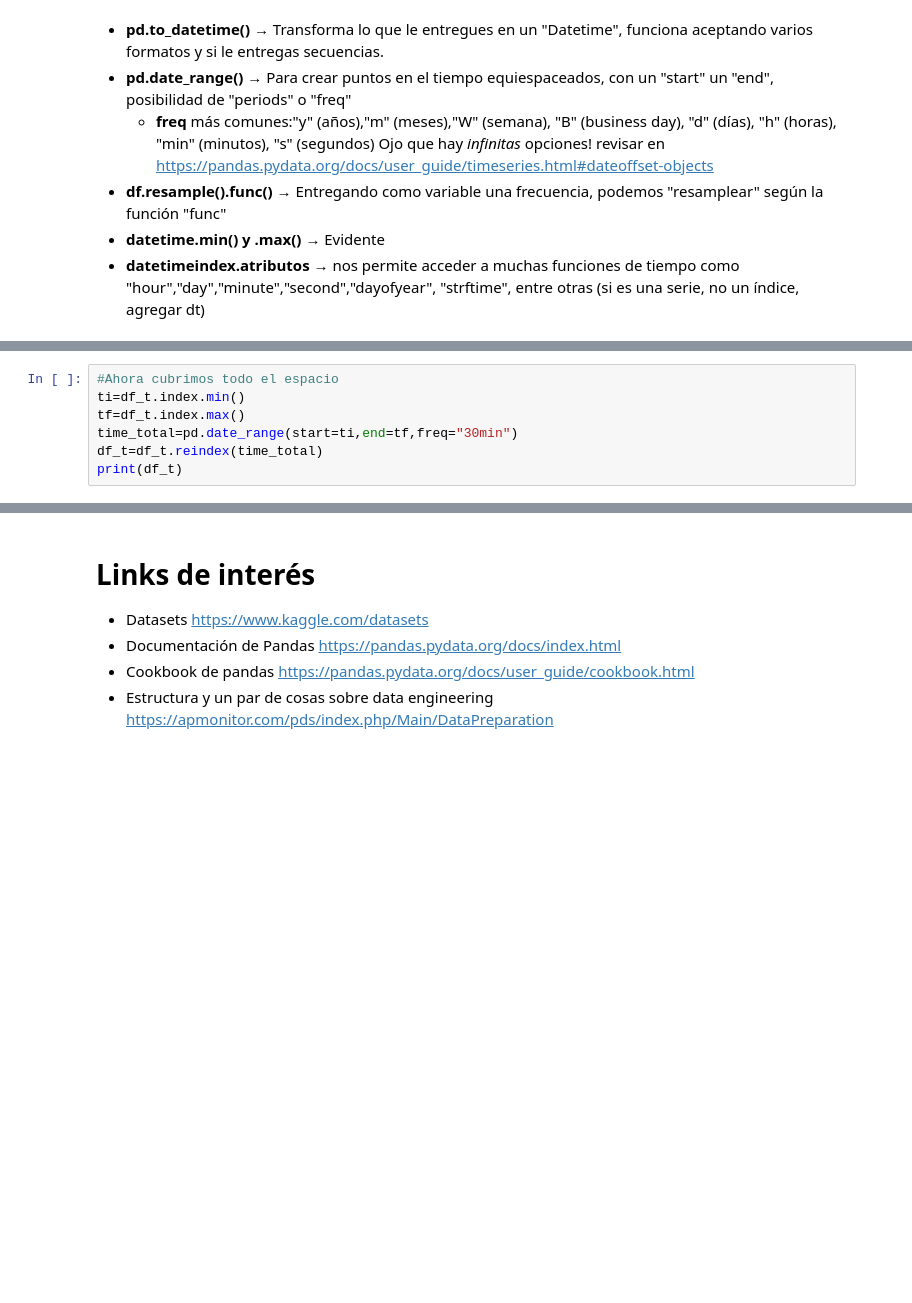
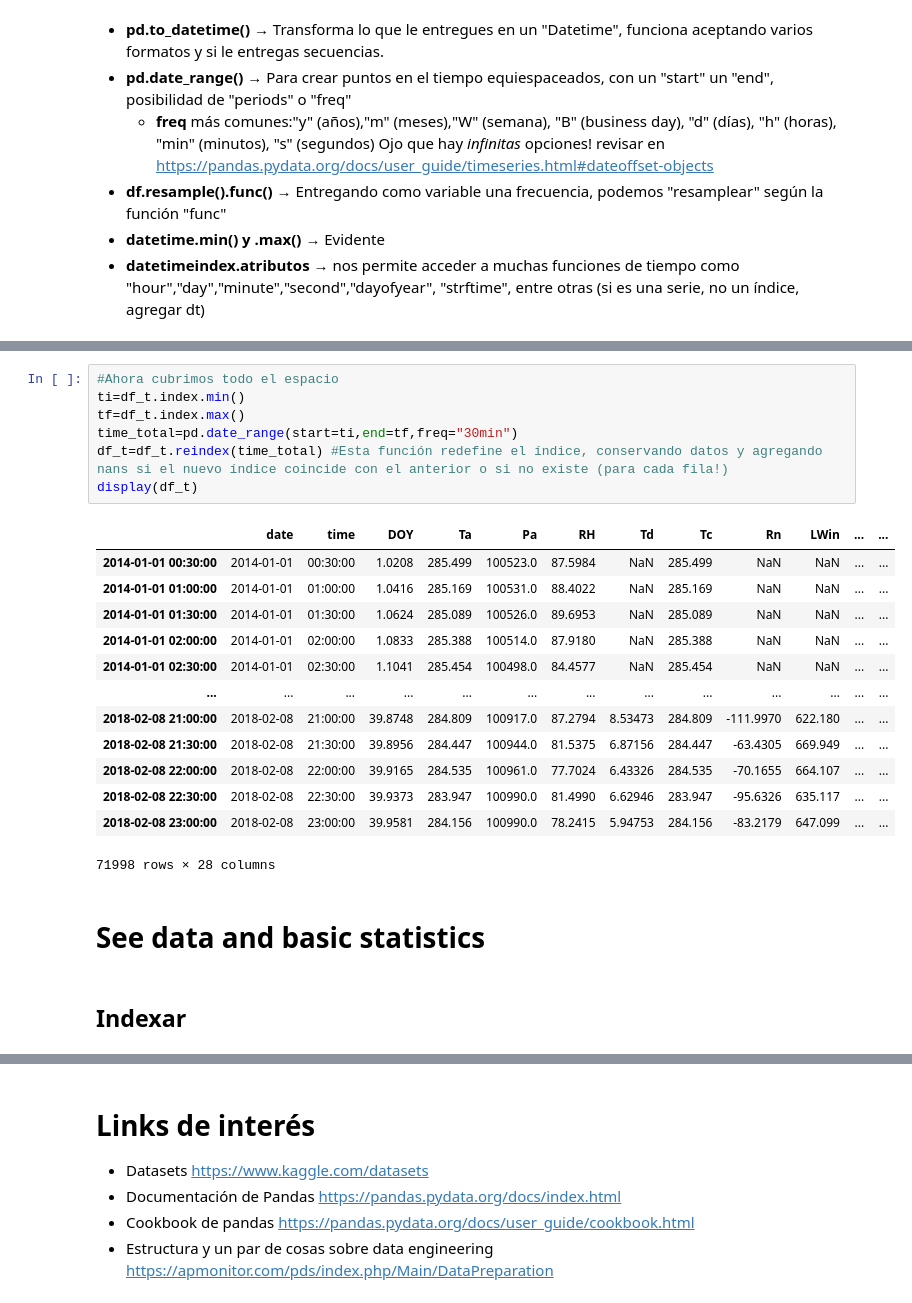
Before and after one commit to capitanespiral/data_science, a Jupyter notebook: data_engineering.ipynb, the cells around one changed output, grey strips where cells are left out. Cells and saved outputs as stored; diff of their text form; blank space fills up the shorter version.

Commit message:
Empezado see data

```diff
--- a/data_engineering.ipynb
+++ b/data_engineering.ipynb
@@ -143,7 +207,25 @@ print(df_t.index.day)
 # %%
 #Ahora cubrimos todo el espacio
 ti=df_t.index.min()
 tf=df_t.index.max()
 time_total=pd.date_range(start=ti,end=tf,freq="30min")
-df_t=df_t.reindex(time_total)
-print(df_t)
+df_t=df_t.reindex(time_total) #Esta función redefine el índice, conservando datos y agregando nans si el nuevo índice coincide con el anterior o si no existe (para cada fila!)
+display(df_t)
+# %% [output]
+|  | date | time | DOY | Ta | Pa | RH | Td | Tc | Rn | LWin | ... | ... |
+| 2014-01-01 00:30:00 | 2014-01-01 | 00:30:00 | 1.0208 | 285.499 | 100523.0 | 87.5984 | NaN | 285.499 | NaN | NaN | ... | ... |
+| 2014-01-01 01:00:00 | 2014-01-01 | 01:00:00 | 1.0416 | 285.169 | 100531.0 | 88.4022 | NaN | 285.169 | NaN | NaN | ... | ... |
+| 2014-01-01 01:30:00 | 2014-01-01 | 01:30:00 | 1.0624 | 285.089 | 100526.0 | 89.6953 | NaN | 285.089 | NaN | NaN | ... | ... |
+| 2014-01-01 02:00:00 | 2014-01-01 | 02:00:00 | 1.0833 | 285.388 | 100514.0 | 87.9180 | NaN | 285.388 | NaN | NaN | ... | ... |
+| 2014-01-01 02:30:00 | 2014-01-01 | 02:30:00 | 1.1041 | 285.454 | 100498.0 | 84.4577 | NaN | 285.454 | NaN | NaN | ... | ... |
+| ... | ... | ... | ... | ... | ... | ... | ... | ... | ... | ... | ... | ... |
+| 2018-02-08 21:00:00 | 2018-02-08 | 21:00:00 | 39.8748 | 284.809 | 100917.0 | 87.2794 | 8.53473 | 284.809 | -111.9970 | 622.180 | ... | ... |
+| 2018-02-08 21:30:00 | 2018-02-08 | 21:30:00 | 39.8956 | 284.447 | 100944.0 | 81.5375 | 6.87156 | 284.447 | -63.4305 | 669.949 | ... | ... |
+| 2018-02-08 22:00:00 | 2018-02-08 | 22:00:00 | 39.9165 | 284.535 | 100961.0 | 77.7024 | 6.43326 | 284.535 | -70.1655 | 664.107 | ... | ... |
+| 2018-02-08 22:30:00 | 2018-02-08 | 22:30:00 | 39.9373 | 283.947 | 100990.0 | 81.4990 | 6.62946 | 283.947 | -95.6326 | 635.117 | ... | ... |
+| 2018-02-08 23:00:00 | 2018-02-08 | 23:00:00 | 39.9581 | 284.156 | 100990.0 | 78.2415 | 5.94753 | 284.156 | -83.2179 | 647.099 | ... | ... |
+71998 rows × 28 columns
+# %% [markdown]
+# See data and basic statistics
+# %% [markdown]
+## Indexar
```
Also changed, not shown: parts of 12 cells of this notebook.
